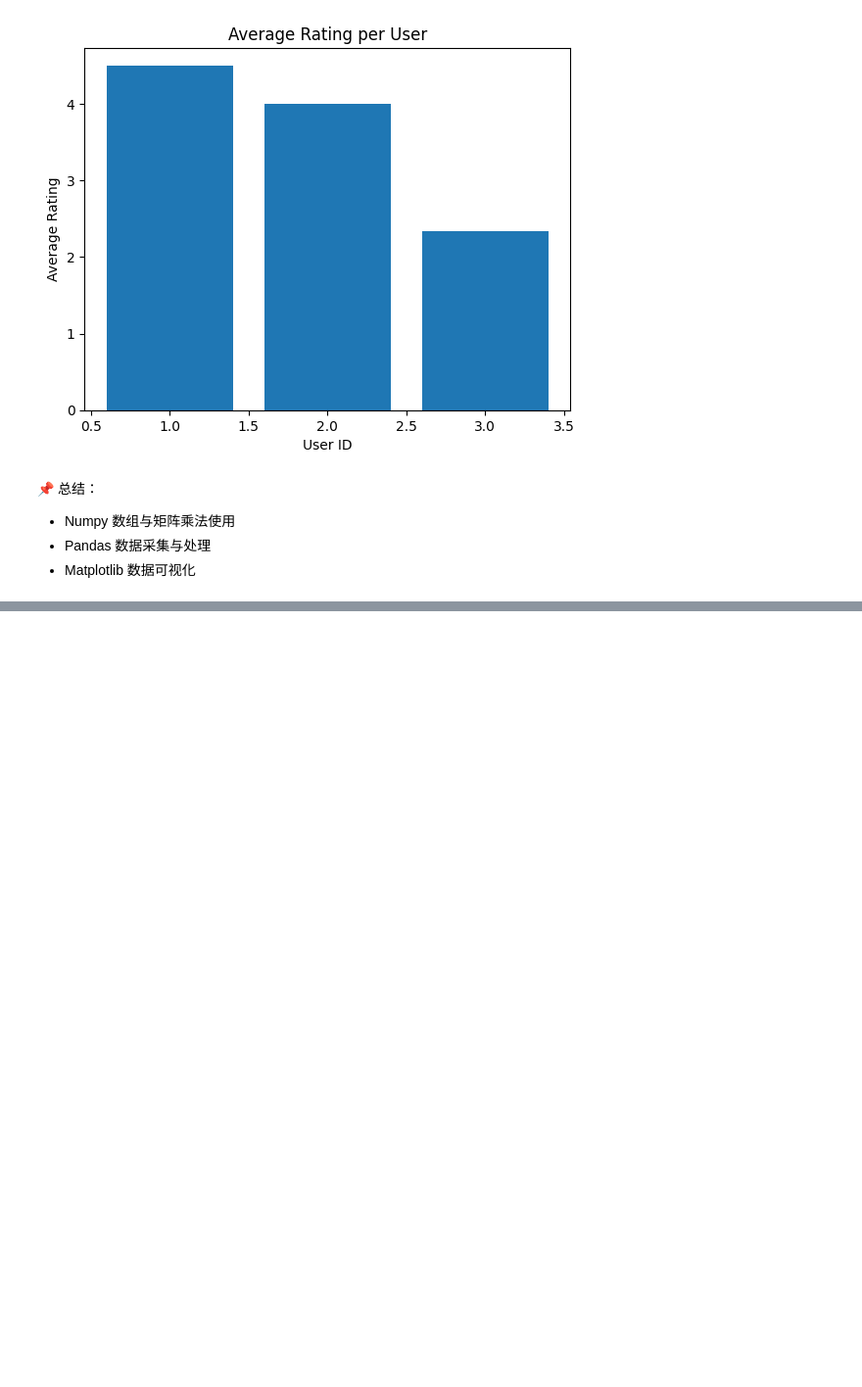
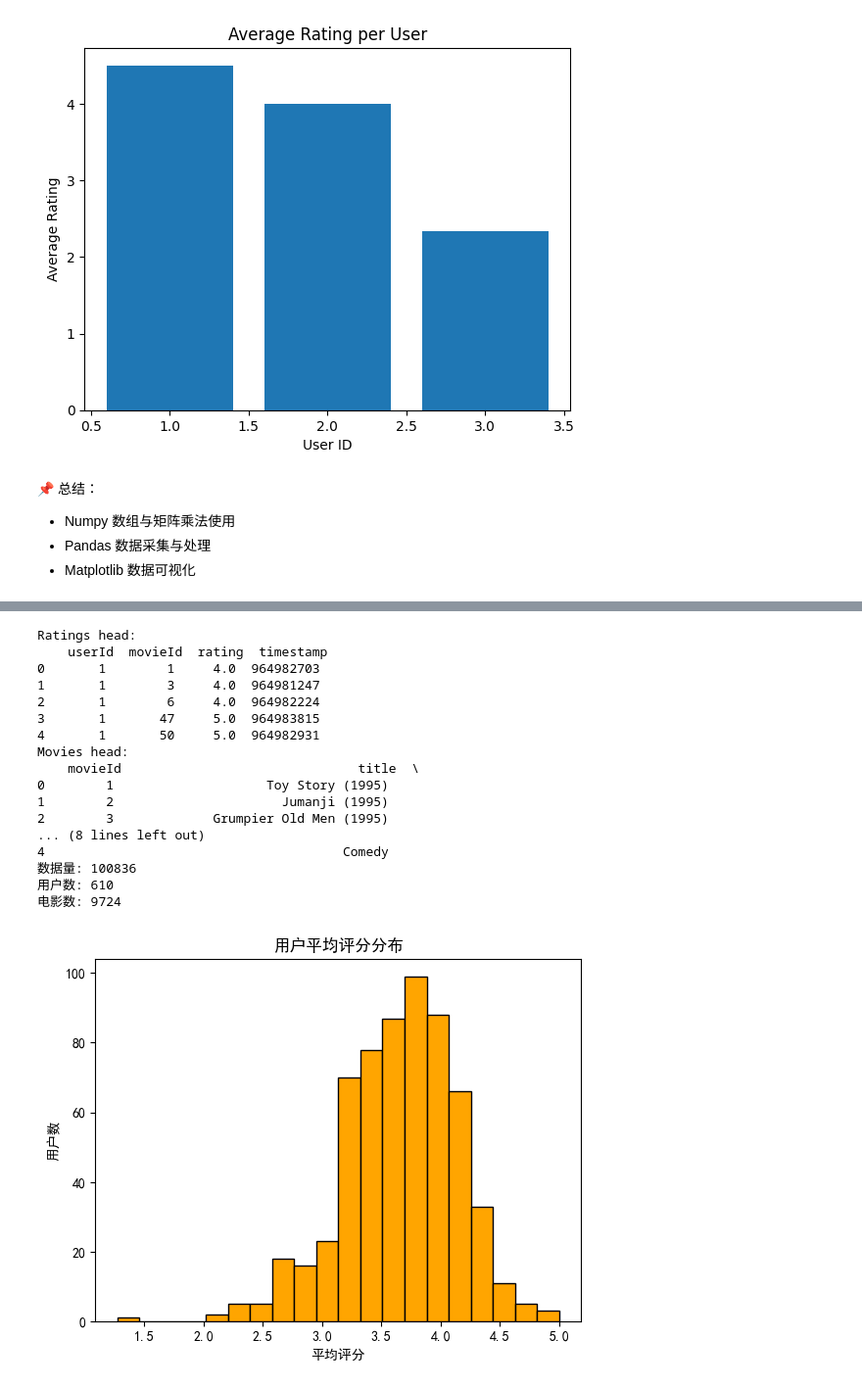
Before and after one commit to Truies/recsys-demo, a Jupyter notebook: notebooks/01 numpy.ipynb, the cells around one changed output, grey strips where cells are left out. Shown at 98% size. Drawn from its saved outputs; the diff is of its cells as text; code cells hidden in the pictures; blank space fills up the shorter version.

```diff
--- a/notebooks/01 numpy.ipynb
+++ b/notebooks/01 numpy.ipynb
@@ -164,0 +245,58 @@ plt.show()
+# %%
+# 另一个版本
+
+import pandas as pd
+import matplotlib.pyplot as plt
+
+# 1. 加载数据
+ratings = pd.read_csv("../data/ml-latest-small/ratings.csv")
+movies = pd.read_csv("../data/ml-latest-small/movies.csv")
+
+print("Ratings head:\n", ratings.head())
+print("Movies head:\n", movies.head())
+
+# 2. 基本统计
+print("数据量:", len(ratings))
+print("用户数:", ratings["userId"].nunique())
+print("电影数:", ratings["movieId"].nunique())
+
+# 3. 用户平均评分
+user_mean = ratings.groupby("userId")["rating"].mean().reset_index()
+
+plt.hist(user_mean["rating"], bins=20, color="orange", edgecolor="black")
+plt.title("用户平均评分分布")
+plt.xlabel("平均评分")
+plt.ylabel("用户数")
+plt.show()
+
+# 4. 电影评分次数
+movie_count = ratings.groupby("movieId")["rating"].count().reset_index(name="count")
+movie_count = movie_count.merge(movies, on="movieId")
+
+top10 = movie_count.sort_values("count", ascending=False).head(10)
+
+plt.barh(top10["title"], top10["count"], color="skyblue")
+plt.title("评分次数最多的前10部电影")
+plt.xlabel("评分次数")
+plt.ylabel("电影")
+plt.gca().invert_yaxis()  # 让第一名在最上面
+plt.show()
+# %% [output]
+Ratings head:
+    userId  movieId  rating  timestamp
+0       1        1     4.0  964982703
+1       1        3     4.0  964981247
+2       1        6     4.0  964982224
+3       1       47     5.0  964983815
+4       1       50     5.0  964982931
+Movies head:
+    movieId                               title  \
+0        1                    Toy Story (1995)
+1        2                      Jumanji (1995)
+2        3             Grumpier Old Men (1995)
+... (8 lines left out)
+4                                       Comedy
+数据量: 100836
+用户数: 610
+电影数: 9724
+[figure, added]
```
Also changed, not shown: parts of 9 cells of this notebook, 1 other file.
